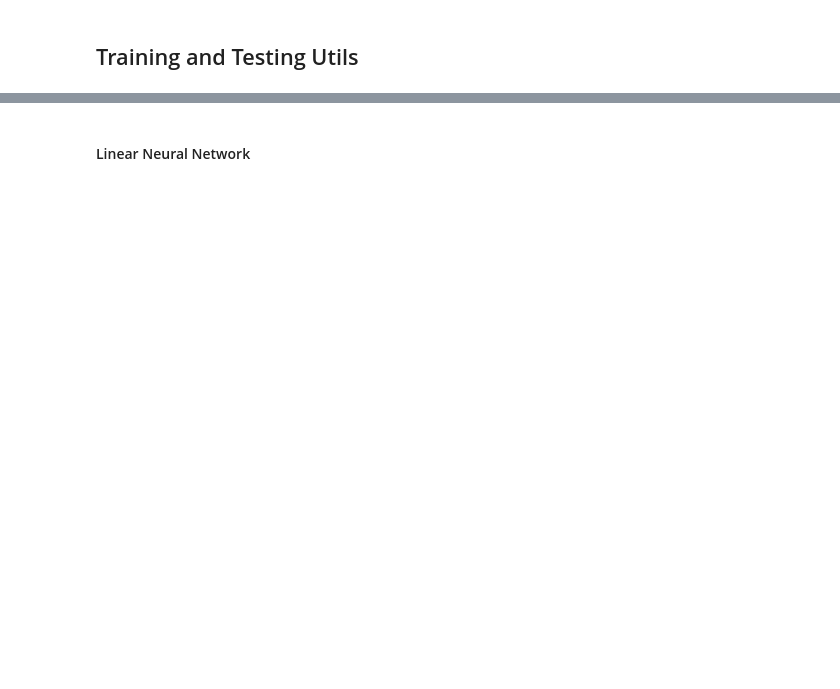
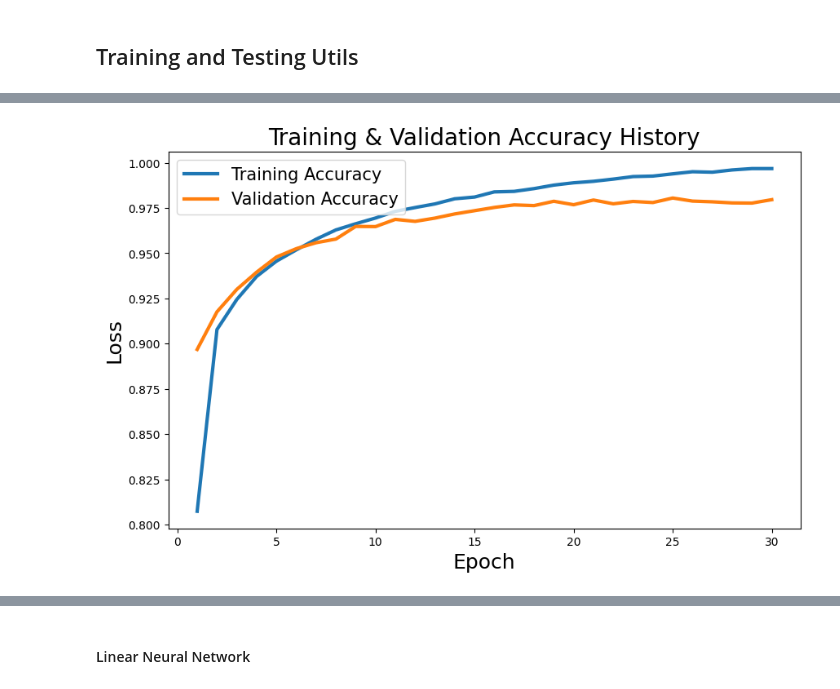
Before and after one commit to Tianchen2001/cs542-midterm-project, a Jupyter notebook: demonstation.ipynb, the cells around one changed output, grey strips where cells are left out. Saved outputs shown, nothing was run; the diff lists cells and outputs as text; code cells hidden in the pictures; blank space fills up the shorter version.

```diff
--- a/demonstation.ipynb
+++ b/demonstation.ipynb
@@ -143,0 +201,16 @@ from matplotlib import pyplot as plt
+# %%
+plt.figure(figsize=(10, 6))
+
+plt.plot(range(1, len(train_accuracy_history) + 1), train_accuracy_history, label='Training Accuracy', linewidth=3)
+plt.plot(range(1, len(valid_accuracy_history) + 1), valid_accuracy_history, label='Validation Accuracy', linewidth=3)
+
+plt.title('Training & Validation Accuracy History', fontsize=20)
+plt.xlabel('Epoch', fontsize=18)
+plt.ylabel('Loss', fontsize=18)
+plt.legend(loc='upper left', fontsize=15)
+
+plt.savefig('figures/mnist_lnn_accuracy_history.pdf', format='pdf', bbox_inches='tight')
+
+plt.show();
+# %% [output]
+[figure, added]
```
Also changed, not shown: parts of 46 cells of this notebook, 8 other files.
